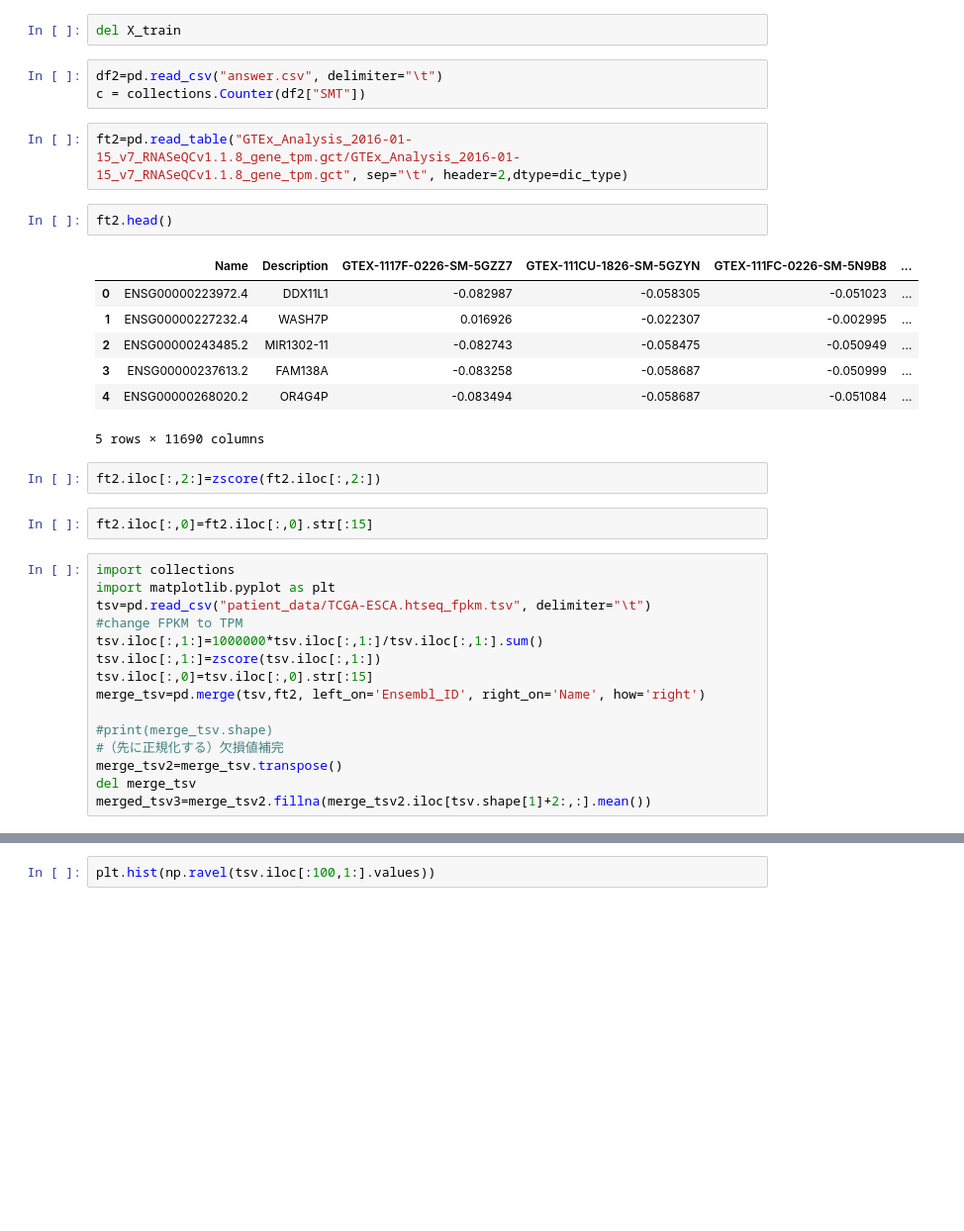
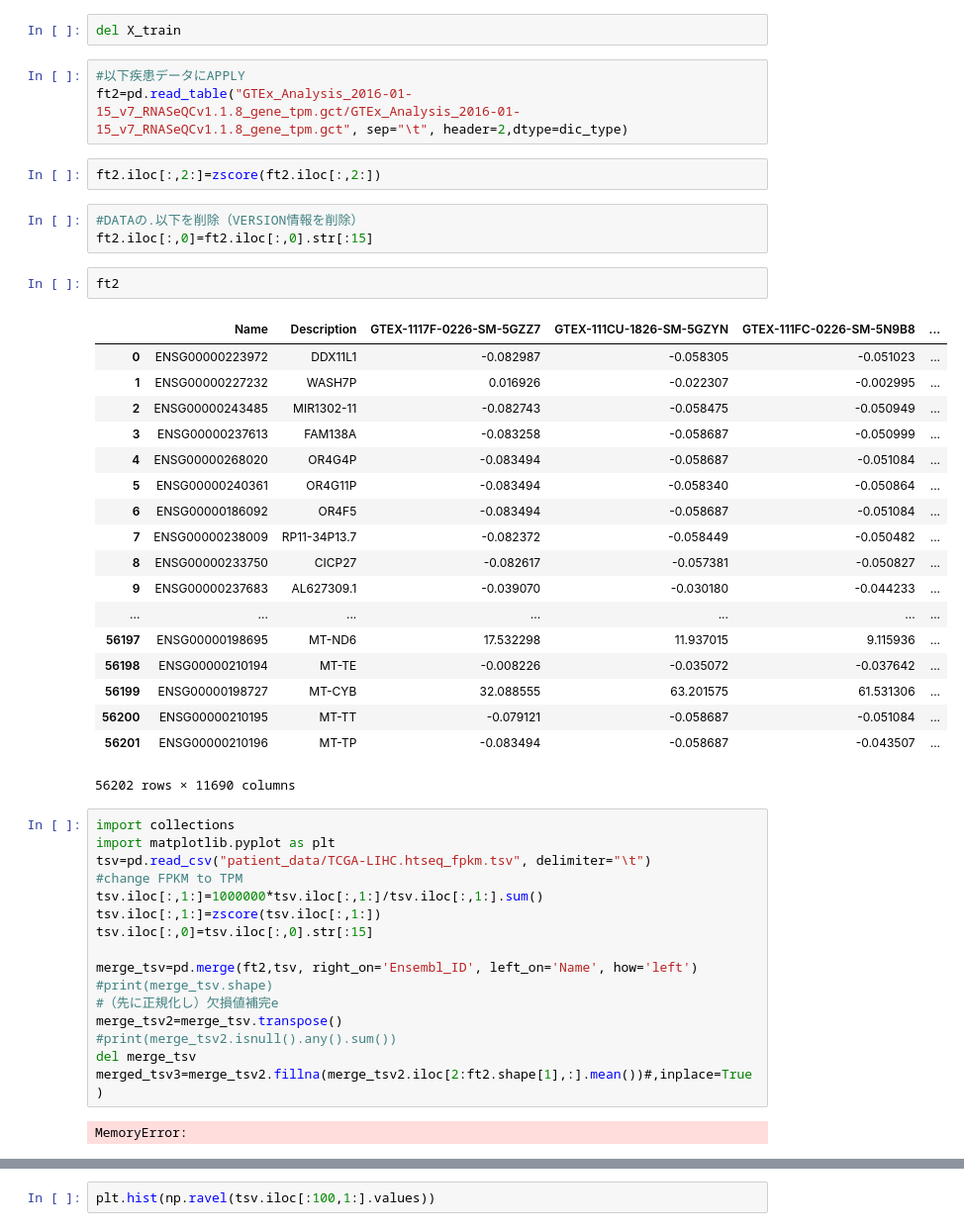
Before and after one commit to KyokoM/tsunodalab, a Jupyter notebook: patient_model_apply.ipynb, the cells around one changed output, grey strips where cells are left out. Shown at 99% size. Cells and saved outputs as stored; diff of their text form; blank space fills up the shorter version.

```diff
--- a/patient_model_apply.ipynb
+++ b/patient_model_apply.ipynb
@@ -160,37 +138,50 @@ array([0., 0., 0., 0., 0., 0., 0., 0., 0., 0., 0., 0., 0., 0., 0., 0., 0.,
 del ft4_1
 # %%
 del X_train
-# %%
-df2=pd.read_csv("answer.csv", delimiter="\t")
-c = collections.Counter(df2["SMT"])
 # %%
+#以下疾患データにAPPLY
 ft2=pd.read_table("GTEx_Analysis_2016-01-15_v7_RNASeQCv1.1.8_gene_tpm.gct/GTEx_Analysis_2016-01-15_v7_RNASeQCv1.1.8_gene_tpm.gct", sep="\t", header=2,dtype=dic_type)
-# %%
-ft2.head()
-# %% [output]
-|  | Name | Description | GTEX-1117F-0226-SM-5GZZ7 | GTEX-111CU-1826-SM-5GZYN | GTEX-111FC-0226-SM-5N9B8 | ... |
-| 0 | ENSG00000223972.4 | DDX11L1 | -0.082987 | -0.058305 | -0.051023 | ... |
-| 1 | ENSG00000227232.4 | WASH7P | 0.016926 | -0.022307 | -0.002995 | ... |
-| 2 | ENSG00000243485.2 | MIR1302-11 | -0.082743 | -0.058475 | -0.050949 | ... |
-| 3 | ENSG00000237613.2 | FAM138A | -0.083258 | -0.058687 | -0.050999 | ... |
-| 4 | ENSG00000268020.2 | OR4G4P | -0.083494 | -0.058687 | -0.051084 | ... |
-5 rows × 11690 columns
 # %%
 ft2.iloc[:,2:]=zscore(ft2.iloc[:,2:])
 # %%
+#DATAの.以下を削除（VERSION情報を削除）
 ft2.iloc[:,0]=ft2.iloc[:,0].str[:15]
+# %%
+ft2
+# %% [output]
+|  | Name | Description | GTEX-1117F-0226-SM-5GZZ7 | GTEX-111CU-1826-SM-5GZYN | GTEX-111FC-0226-SM-5N9B8 | ... |
+| 0 | ENSG00000223972 | DDX11L1 | -0.082987 | -0.058305 | -0.051023 | ... |
+| 1 | ENSG00000227232 | WASH7P | 0.016926 | -0.022307 | -0.002995 | ... |
+| 2 | ENSG00000243485 | MIR1302-11 | -0.082743 | -0.058475 | -0.050949 | ... |
+| 3 | ENSG00000237613 | FAM138A | -0.083258 | -0.058687 | -0.050999 | ... |
+| 4 | ENSG00000268020 | OR4G4P | -0.083494 | -0.058687 | -0.051084 | ... |
+| 5 | ENSG00000240361 | OR4G11P | -0.083494 | -0.058340 | -0.050864 | ... |
+| 6 | ENSG00000186092 | OR4F5 | -0.083494 | -0.058687 | -0.051084 | ... |
+| 7 | ENSG00000238009 | RP11-34P13.7 | -0.082372 | -0.058449 | -0.050482 | ... |
+| 8 | ENSG00000233750 | CICP27 | -0.082617 | -0.057381 | -0.050827 | ... |
+| 9 | ENSG00000237683 | AL627309.1 | -0.039070 | -0.030180 | -0.044233 | ... |
+| ... | ... | ... | ... | ... | ... | ... |
+| 56197 | ENSG00000198695 | MT-ND6 | 17.532298 | 11.937015 | 9.115936 | ... |
+| 56198 | ENSG00000210194 | MT-TE | -0.008226 | -0.035072 | -0.037642 | ... |
+| 56199 | ENSG00000198727 | MT-CYB | 32.088555 | 63.201575 | 61.531306 | ... |
+| 56200 | ENSG00000210195 | MT-TT | -0.079121 | -0.058687 | -0.051084 | ... |
+| 56201 | ENSG00000210196 | MT-TP | -0.083494 | -0.058687 | -0.043507 | ... |
+56202 rows × 11690 columns
 # %%
 import collections
 import matplotlib.pyplot as plt
-tsv=pd.read_csv("patient_data/TCGA-ESCA.htseq_fpkm.tsv", delimiter="\t")
+tsv=pd.read_csv("patient_data/TCGA-LIHC.htseq_fpkm.tsv", delimiter="\t")
 #change FPKM to TPM
 tsv.iloc[:,1:]=1000000*tsv.iloc[:,1:]/tsv.iloc[:,1:].sum()
 tsv.iloc[:,1:]=zscore(tsv.iloc[:,1:])
 tsv.iloc[:,0]=tsv.iloc[:,0].str[:15]
-merge_tsv=pd.merge(tsv,ft2, left_on='Ensembl_ID', right_on='Name', how='right')
 
+merge_tsv=pd.merge(ft2,tsv, right_on='Ensembl_ID', left_on='Name', how='left')
 #print(merge_tsv.shape)
-#（先に正規化する）欠損値補完
+#（先に正規化し）欠損値補完e
 merge_tsv2=merge_tsv.transpose()
+#print(merge_tsv2.isnull().any().sum())
 del merge_tsv
-merged_tsv3=merge_tsv2.fillna(merge_tsv2.iloc[tsv.shape[1]+2:,:].mean())
+merged_tsv3=merge_tsv2.fillna(merge_tsv2.iloc[2:ft2.shape[1],:].mean())#,inplace=True)
+# %% [output]
+MemoryError:
```
Also changed, not shown: parts of 37 cells of this notebook.
